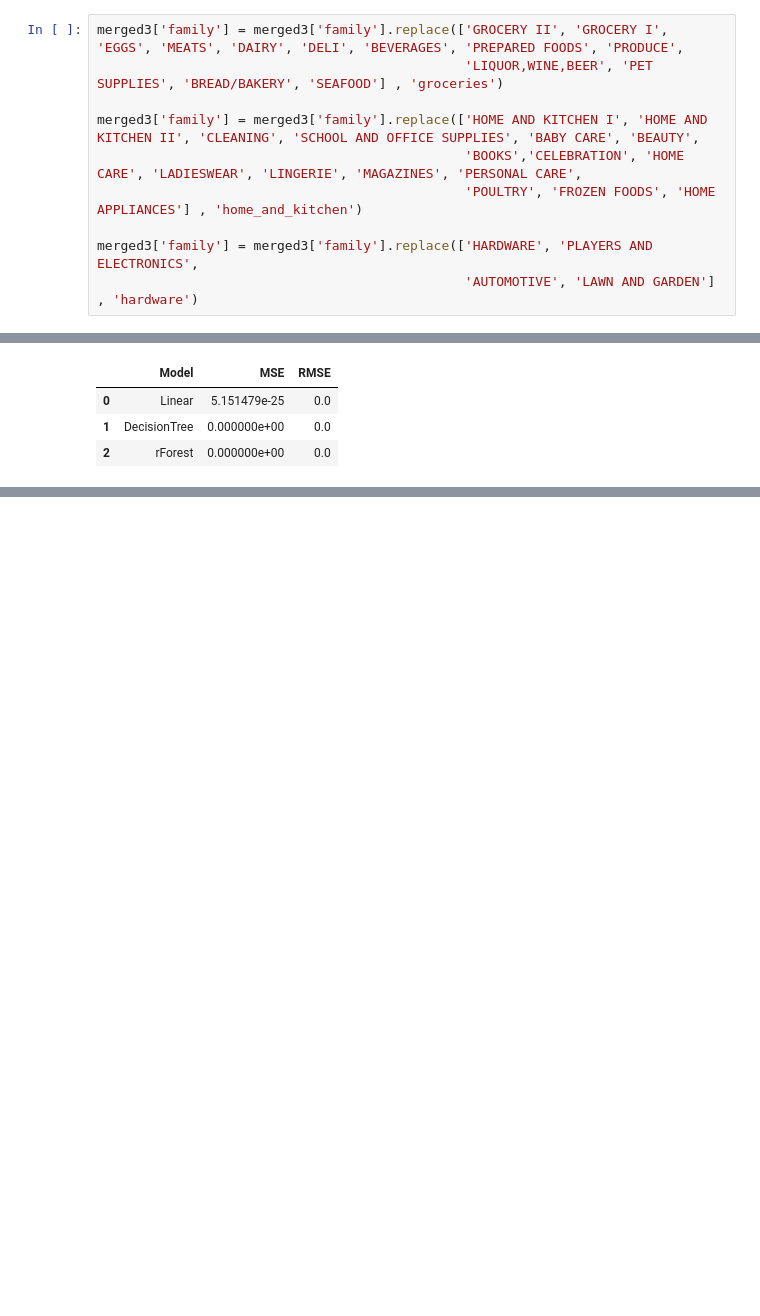
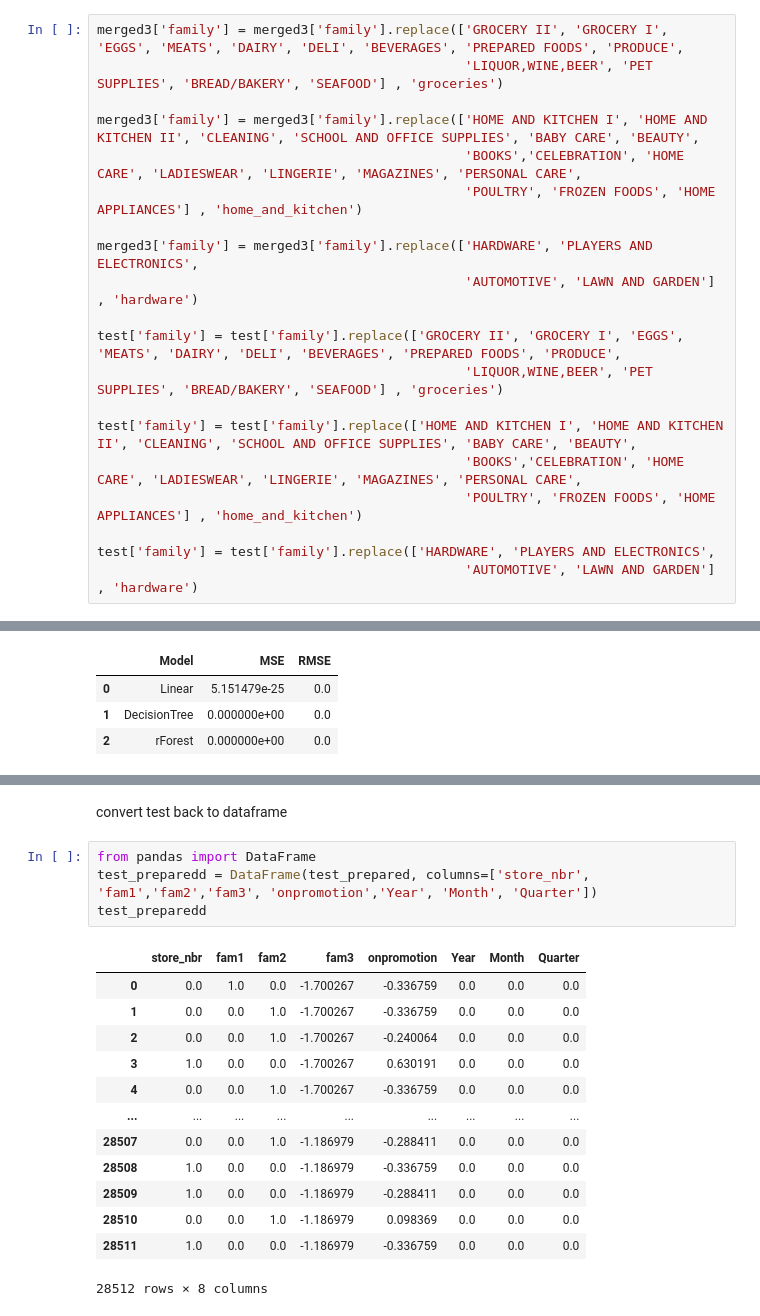
Before and after one commit to ikoghoemmanuell/Time-Series-Forecasting-of-Store-Sales, a Jupyter notebook: teamNice-LP2 - Copy.ipynb, the cells around one changed output, grey strips where cells are left out. Drawn from its saved outputs; the diff is of its cells as text; blank space fills up the shorter version.

```diff
--- a/teamNice-LP2 - Copy.ipynb
+++ b/teamNice-LP2 - Copy.ipynb
@@ -516,6 +516,16 @@ merged3['family'] = merged3['family'].replace(['HOME AND KITCHEN I', 'HOME AND K
 
 merged3['family'] = merged3['family'].replace(['HARDWARE', 'PLAYERS AND ELECTRONICS',
                                                'AUTOMOTIVE', 'LAWN AND GARDEN'] , 'hardware')
+
+test['family'] = test['family'].replace(['GROCERY II', 'GROCERY I', 'EGGS', 'MEATS', 'DAIRY', 'DELI', 'BEVERAGES', 'PREPARED FOODS', 'PRODUCE',
+                                               'LIQUOR,WINE,BEER', 'PET SUPPLIES', 'BREAD/BAKERY', 'SEAFOOD'] , 'groceries')
+
+test['family'] = test['family'].replace(['HOME AND KITCHEN I', 'HOME AND KITCHEN II', 'CLEANING', 'SCHOOL AND OFFICE SUPPLIES', 'BABY CARE', 'BEAUTY',
+                                               'BOOKS','CELEBRATION', 'HOME CARE', 'LADIESWEAR', 'LINGERIE', 'MAGAZINES', 'PERSONAL CARE',
+                                               'POULTRY', 'FROZEN FOODS', 'HOME APPLIANCES'] , 'home_and_kitchen')
+
+test['family'] = test['family'].replace(['HARDWARE', 'PLAYERS AND ELECTRONICS',
+                                               'AUTOMOTIVE', 'LAWN AND GARDEN'] , 'hardware')
 # %%
 merged3.family.unique()
 # %% [output]
@@ -960,0 +899,20 @@ results
+# %% [markdown]
+convert test back to dataframe
+# %%
+from pandas import DataFrame
+test_preparedd = DataFrame(test_prepared, columns=['store_nbr', 'fam1','fam2','fam3', 'onpromotion','Year', 'Month', 'Quarter'])
+test_preparedd
+# %% [output]
+|  | store_nbr | fam1 | fam2 | fam3 | onpromotion | Year | Month | Quarter |
+| 0 | 0.0 | 1.0 | 0.0 | -1.700267 | -0.336759 | 0.0 | 0.0 | 0.0 |
+| 1 | 0.0 | 0.0 | 1.0 | -1.700267 | -0.336759 | 0.0 | 0.0 | 0.0 |
+| 2 | 0.0 | 0.0 | 1.0 | -1.700267 | -0.240064 | 0.0 | 0.0 | 0.0 |
+| 3 | 1.0 | 0.0 | 0.0 | -1.700267 | 0.630191 | 0.0 | 0.0 | 0.0 |
+| 4 | 0.0 | 0.0 | 1.0 | -1.700267 | -0.336759 | 0.0 | 0.0 | 0.0 |
+| ... | ... | ... | ... | ... | ... | ... | ... | ... |
+| 28507 | 0.0 | 0.0 | 1.0 | -1.186979 | -0.288411 | 0.0 | 0.0 | 0.0 |
+| 28508 | 1.0 | 0.0 | 0.0 | -1.186979 | -0.336759 | 0.0 | 0.0 | 0.0 |
+| 28509 | 1.0 | 0.0 | 0.0 | -1.186979 | -0.288411 | 0.0 | 0.0 | 0.0 |
+| 28510 | 0.0 | 0.0 | 1.0 | -1.186979 | 0.098369 | 0.0 | 0.0 | 0.0 |
+| 28511 | 1.0 | 0.0 | 0.0 | -1.186979 | -0.336759 | 0.0 | 0.0 | 0.0 |
+28512 rows × 8 columns
```
Also changed, not shown: parts of 37 cells of this notebook.
